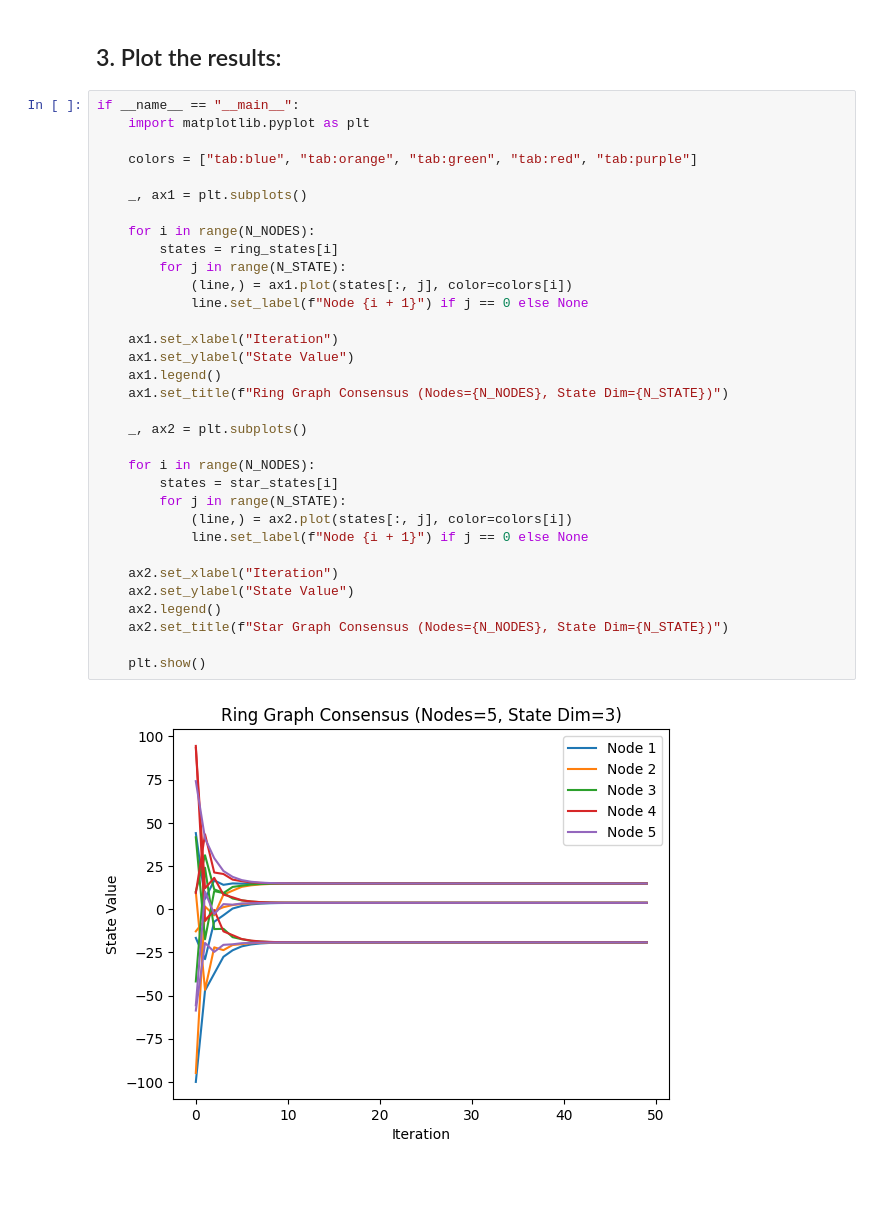
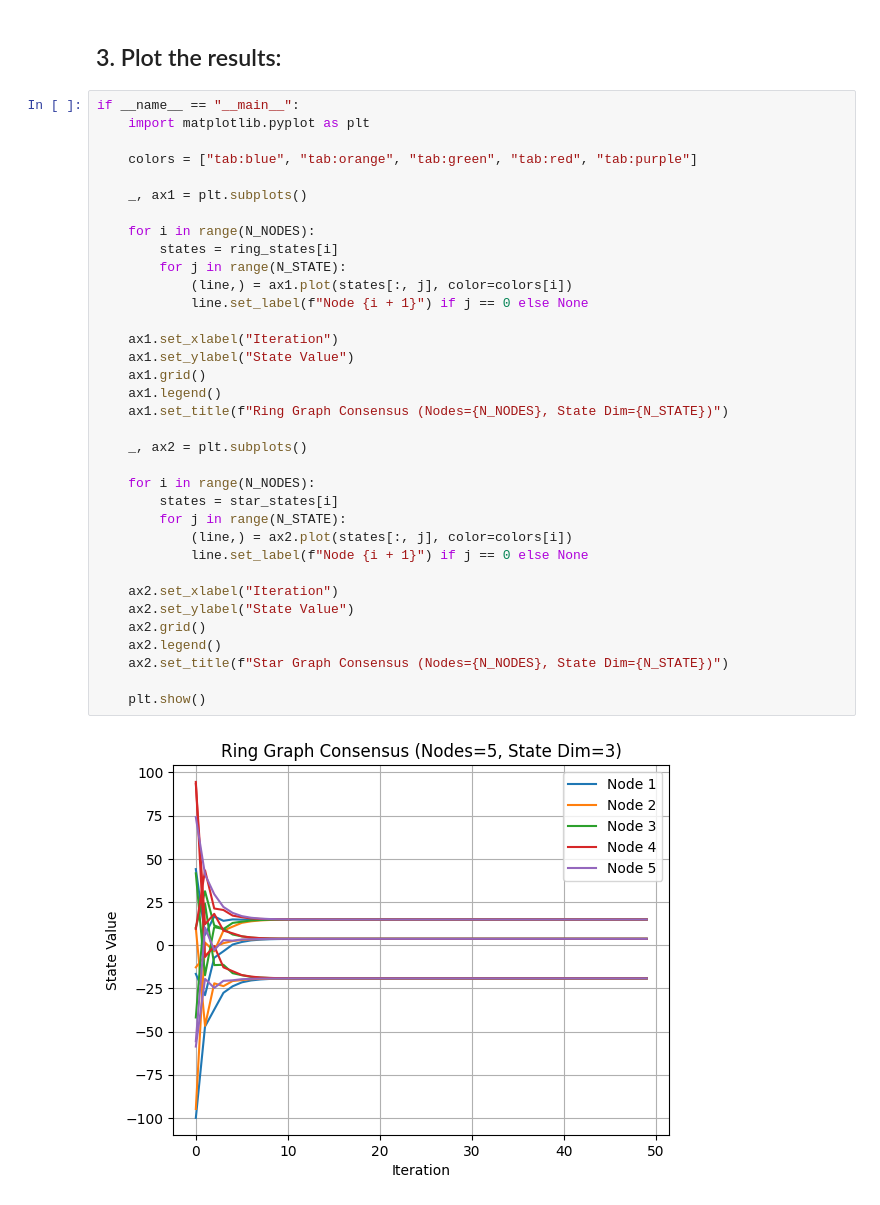
Before and after one commit to rui-huang-opt/topolink, a Jupyter notebook: examples/notebooks/multi_graphs.ipynb, the cells around one changed output. Drawn from its saved outputs; the diff is of its cells as text.

```diff
--- a/examples/notebooks/multi_graphs.ipynb
+++ b/examples/notebooks/multi_graphs.ipynb
@@ -129,31 +129,33 @@ if __name__ == "__main__":
     colors = ["tab:blue", "tab:orange", "tab:green", "tab:red", "tab:purple"]
 
     _, ax1 = plt.subplots()
 
     for i in range(N_NODES):
         states = ring_states[i]
         for j in range(N_STATE):
             (line,) = ax1.plot(states[:, j], color=colors[i])
             line.set_label(f"Node {i + 1}") if j == 0 else None
 
     ax1.set_xlabel("Iteration")
     ax1.set_ylabel("State Value")
+    ax1.grid()
     ax1.legend()
     ax1.set_title(f"Ring Graph Consensus (Nodes={N_NODES}, State Dim={N_STATE})")
 
     _, ax2 = plt.subplots()
 
     for i in range(N_NODES):
         states = star_states[i]
         for j in range(N_STATE):
             (line,) = ax2.plot(states[:, j], color=colors[i])
             line.set_label(f"Node {i + 1}") if j == 0 else None
 
     ax2.set_xlabel("Iteration")
     ax2.set_ylabel("State Value")
+    ax2.grid()
     ax2.legend()
     ax2.set_title(f"Star Graph Consensus (Nodes={N_NODES}, State Dim={N_STATE})")
 
     plt.show()
 # %% [output]
-[figure, old version]
+[figure, new version]
```
Also changed, not shown: parts of 2 cells of this notebook, 11 other files.
